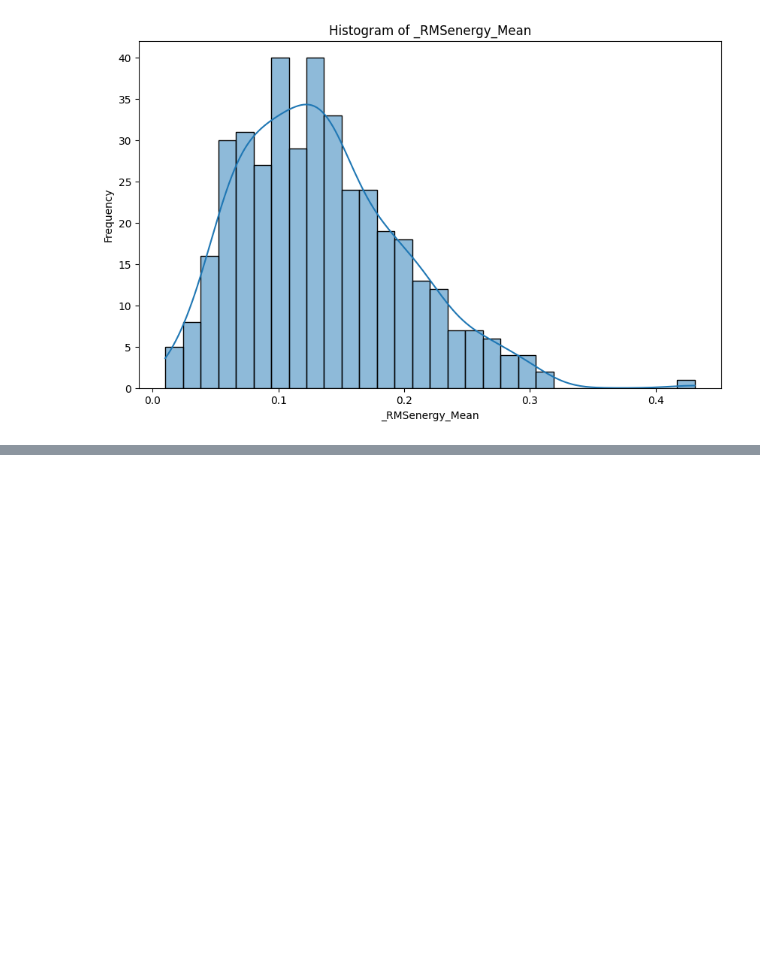
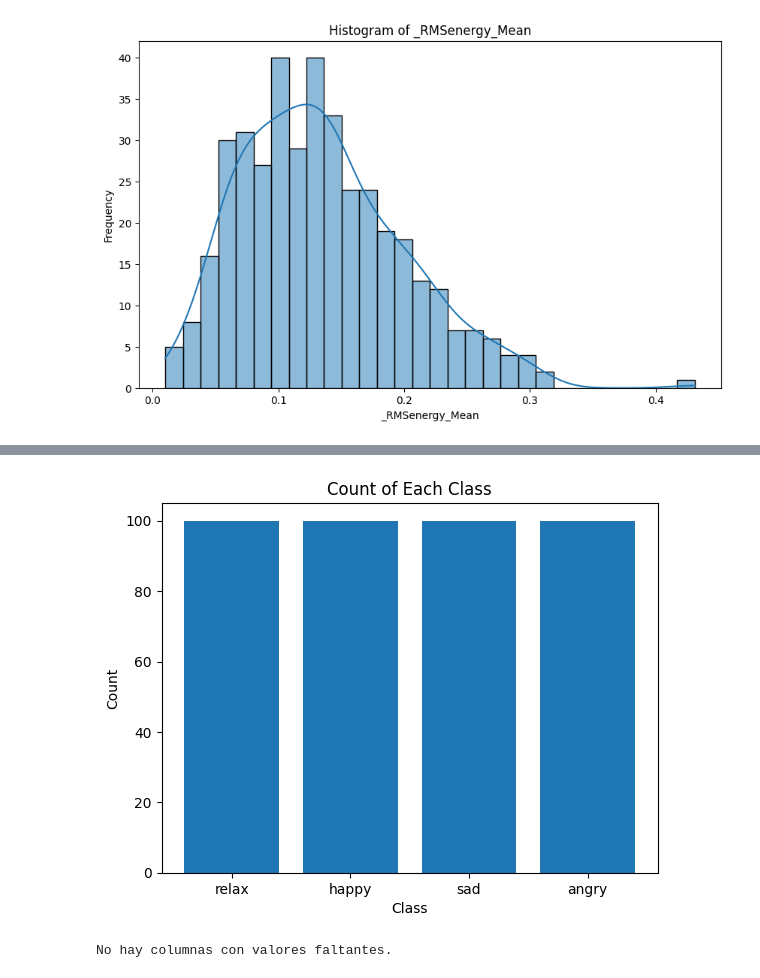
Before and after one commit to zmaltzin/mlops_team_20-1, a Jupyter notebook: notebooks/1.0-gbl-initial-data-exploration.ipynb, the cells around one changed output, grey strips where cells are left out. Drawn from its saved outputs; the diff is of its cells as text; code cells hidden in the pictures; blank space fills up the shorter version.

Commit message:
Analisis de valores faltantes, grafica de clases, codificacion de etiquetas para columnas categoricas y mapa de calor

```diff
--- a/notebooks/1.0-gbl-initial-data-exploration.ipynb
+++ b/notebooks/1.0-gbl-initial-data-exploration.ipynb
@@ -55,0 +56,13 @@ ph_df.plot_hist(column='_RMSenergy_Mean', save=False)
+# %%
+# Graficar para cada clase de emociones
+plotter = ClassPlotter(df, 'Class')
+plotter.count_classes()
+plotter.plot_classes()
+# %% [output]
+[figure, added]
+# %%
+# Evaluar datos faltantes
+analyzer = MissingValueAnalyzer(df)
+analyzer.display_missing_columns()
+# %% [output]
+No hay columnas con valores faltantes.
```
Also changed, not shown: parts of 6 cells of this notebook, 1 other file.
